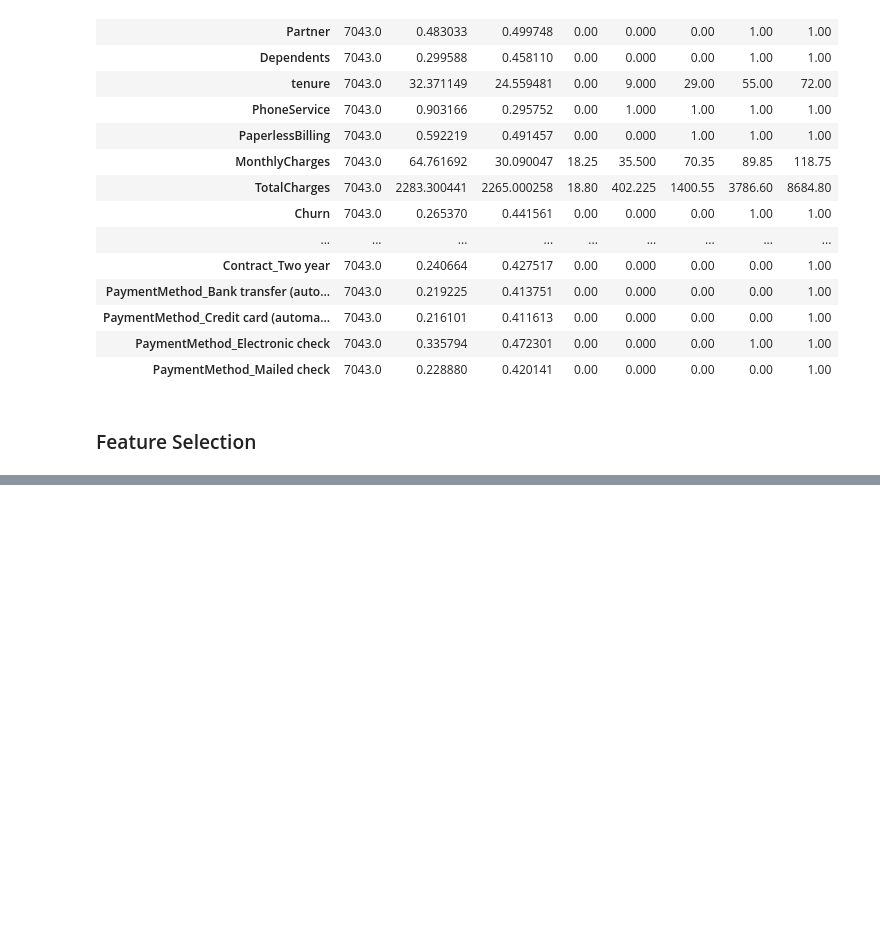
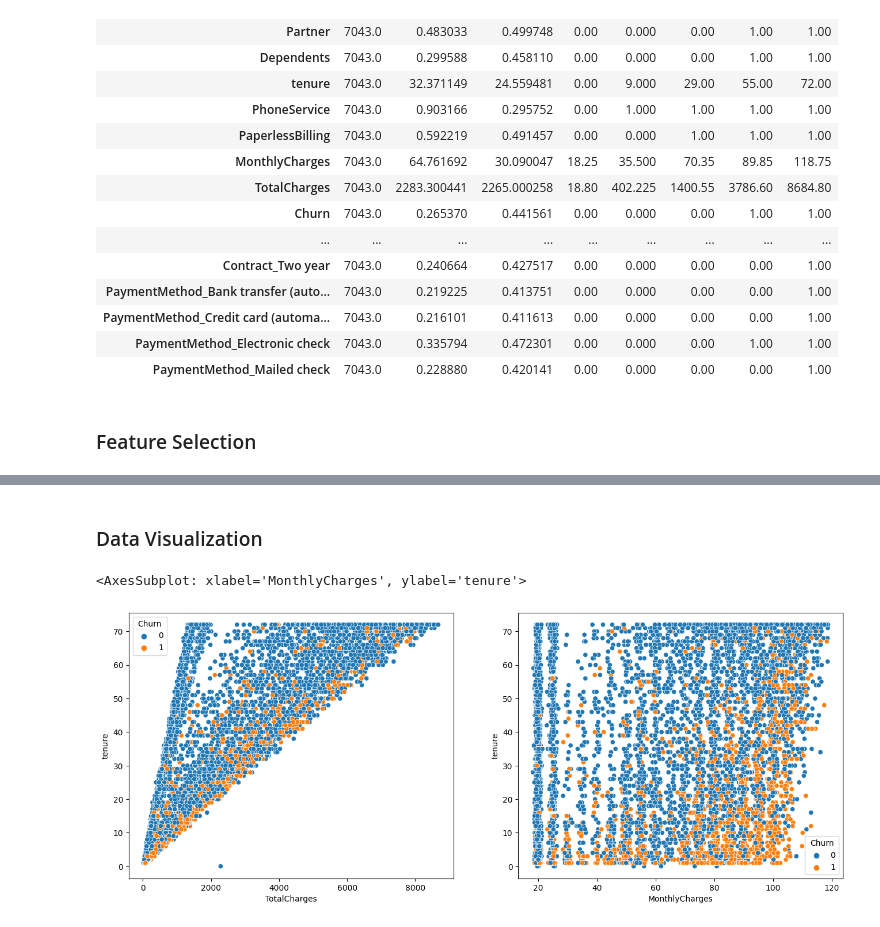
Before and after one commit to Greviansonula/Customer-Churn, a Jupyter notebook: Notebook.ipynb, the cells around one changed output, grey strips where cells are left out. Drawn from its saved outputs; the diff is of its cells as text; code cells hidden in the pictures; blank space fills up the shorter version.

```diff
--- a/Notebook.ipynb
+++ b/Notebook.ipynb
@@ -166,0 +221,9 @@ result
+# %% [markdown]
+### Data Visualization
+# %%
+_, ax = plt.subplots(1, 2, figsize=(16, 6))
+sns.scatterplot(x='TotalCharges', y = 'tenure', hue = 'Churn', data=new_df, ax=ax[0])
+sns.scatterplot(x='MonthlyCharges', y = 'tenure', hue = 'Churn', data=new_df, ax=ax[1])
+# %% [output]
+<AxesSubplot: xlabel='MonthlyCharges', ylabel='tenure'>
+[figure, added]
```
Also changed, not shown: parts of 12 cells of this notebook.
